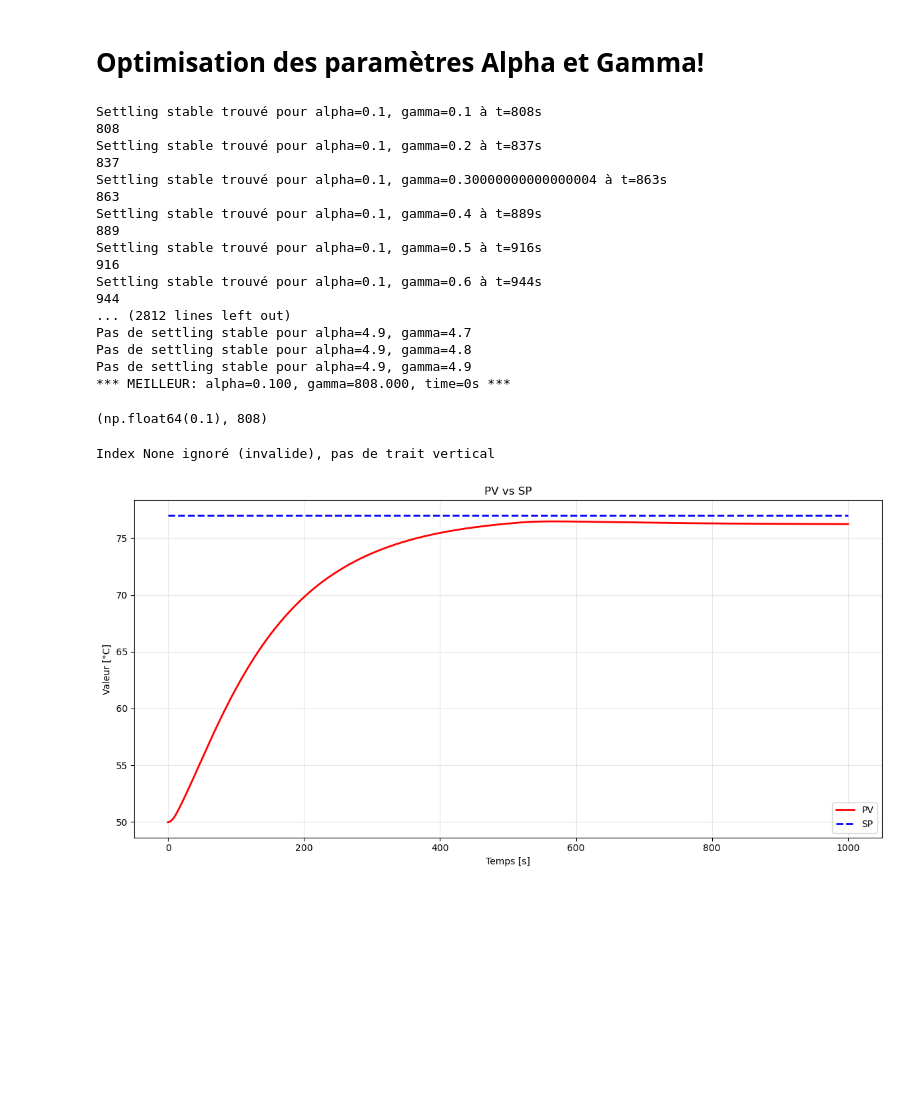
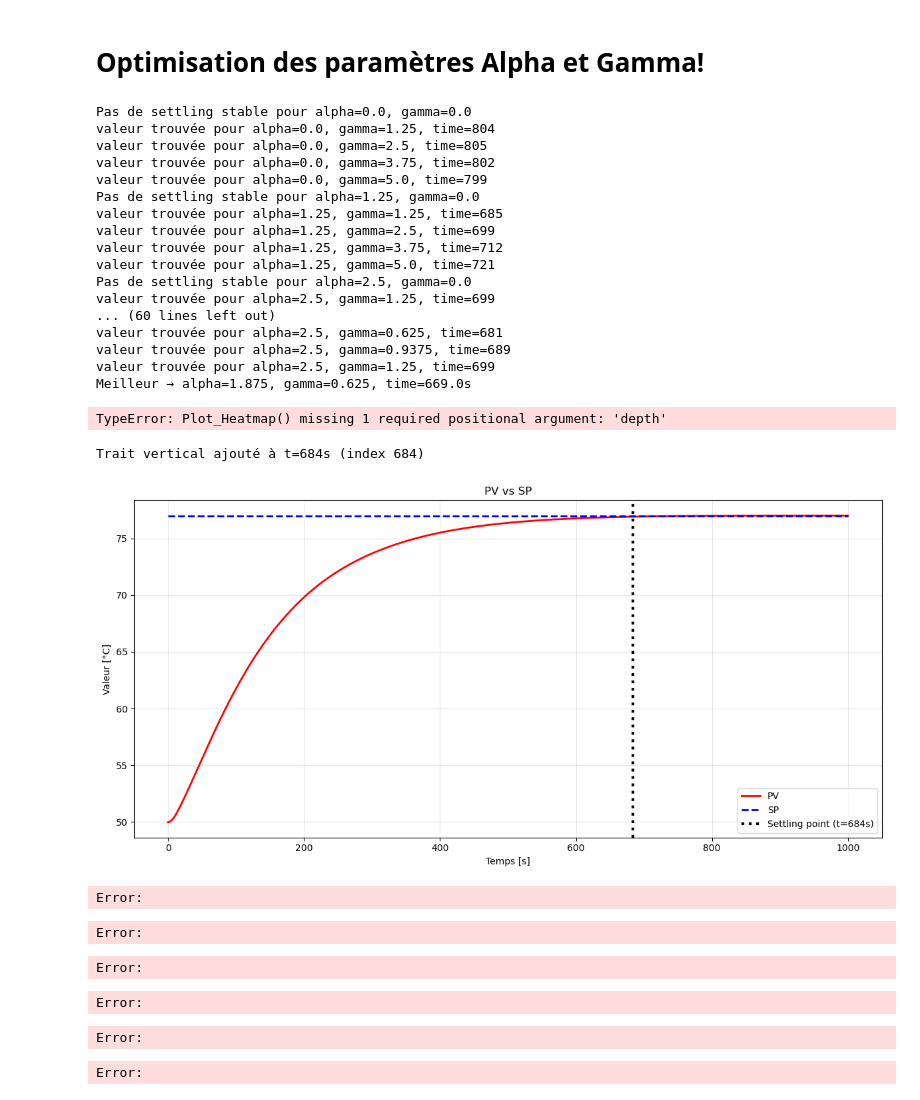
Before and after one commit to MSuiram/Labo_ControlTheory, a Jupyter notebook: Optimisation.ipynb, the cells around one changed output. Cells and saved outputs as stored; diff of their text form; code cells hidden in the pictures; blank space fills up the shorter version.

```diff
--- a/Optimisation.ipynb
+++ b/Optimisation.ipynb
@@ -12,30 +12,38 @@ from package_OPTI import *
 # %% [markdown]
 # Optimisation des paramètres Alpha et Gamma!
 # %%
-Optimise(0.1)
+best_alpha, best_gamma, history, best= Optimise_recursif((0, 5), (0, 5), 3, 5)
+print(f"Meilleur → alpha={best[0]:.3f}, gamma={best[1]:.3f}, time={best[2]:.1f}s")
+Plot_Heatmap(history,3)
 # %% [output]
-Settling stable trouvé pour alpha=0.1, gamma=0.1 à t=808s
-808
-Settling stable trouvé pour alpha=0.1, gamma=0.2 à t=837s
-837
-Settling stable trouvé pour alpha=0.1, gamma=0.30000000000000004 à t=863s
-863
-Settling stable trouvé pour alpha=0.1, gamma=0.4 à t=889s
-889
-Settling stable trouvé pour alpha=0.1, gamma=0.5 à t=916s
-916
-Settling stable trouvé pour alpha=0.1, gamma=0.6 à t=944s
-944
-... (2812 lines left out)
-Pas de settling stable pour alpha=4.9, gamma=4.7
-Pas de settling stable pour alpha=4.9, gamma=4.8
-Pas de settling stable pour alpha=4.9, gamma=4.9
-*** MEILLEUR: alpha=0.100, gamma=808.000, time=0s ***
+Pas de settling stable pour alpha=0.0, gamma=0.0
+valeur trouvée pour alpha=0.0, gamma=1.25, time=804
+valeur trouvée pour alpha=0.0, gamma=2.5, time=805
+valeur trouvée pour alpha=0.0, gamma=3.75, time=802
+valeur trouvée pour alpha=0.0, gamma=5.0, time=799
+Pas de settling stable pour alpha=1.25, gamma=0.0
+valeur trouvée pour alpha=1.25, gamma=1.25, time=685
+valeur trouvée pour alpha=1.25, gamma=2.5, time=699
+valeur trouvée pour alpha=1.25, gamma=3.75, time=712
+valeur trouvée pour alpha=1.25, gamma=5.0, time=721
+Pas de settling stable pour alpha=2.5, gamma=0.0
+valeur trouvée pour alpha=2.5, gamma=1.25, time=699
+... (60 lines left out)
+valeur trouvée pour alpha=2.5, gamma=0.625, time=681
+valeur trouvée pour alpha=2.5, gamma=0.9375, time=689
+valeur trouvée pour alpha=2.5, gamma=1.25, time=699
+Meilleur → alpha=1.875, gamma=0.625, time=669.0s
-(np.float64(0.1), 808)
+TypeError: Plot_Heatmap() missing 1 required positional argument: 'depth'
 # %%
-response,P = Signal_Response(0.100,808.000)
-idx = find_settling_index(response["PV"],response["SP"],50,0.02)
+response,P = Signal_Response(1.3125,1.4375)
+idx = find_settling_index(response["PV"],response["SP"],50,0.1,True)
 plot_pv_sp_with_index(response["t"],response["PV"],response["SP"],idx)
 # %% [output]
-Index None ignoré (invalide), pas de trait vertical
+Trait vertical ajouté à t=684s (index 684)
-[figure, old version]
+[figure, new version]
+Error:
+Error:
+Error:
+Error:
+Error:
+Error:
```
Also changed, not shown: 1 other file.
